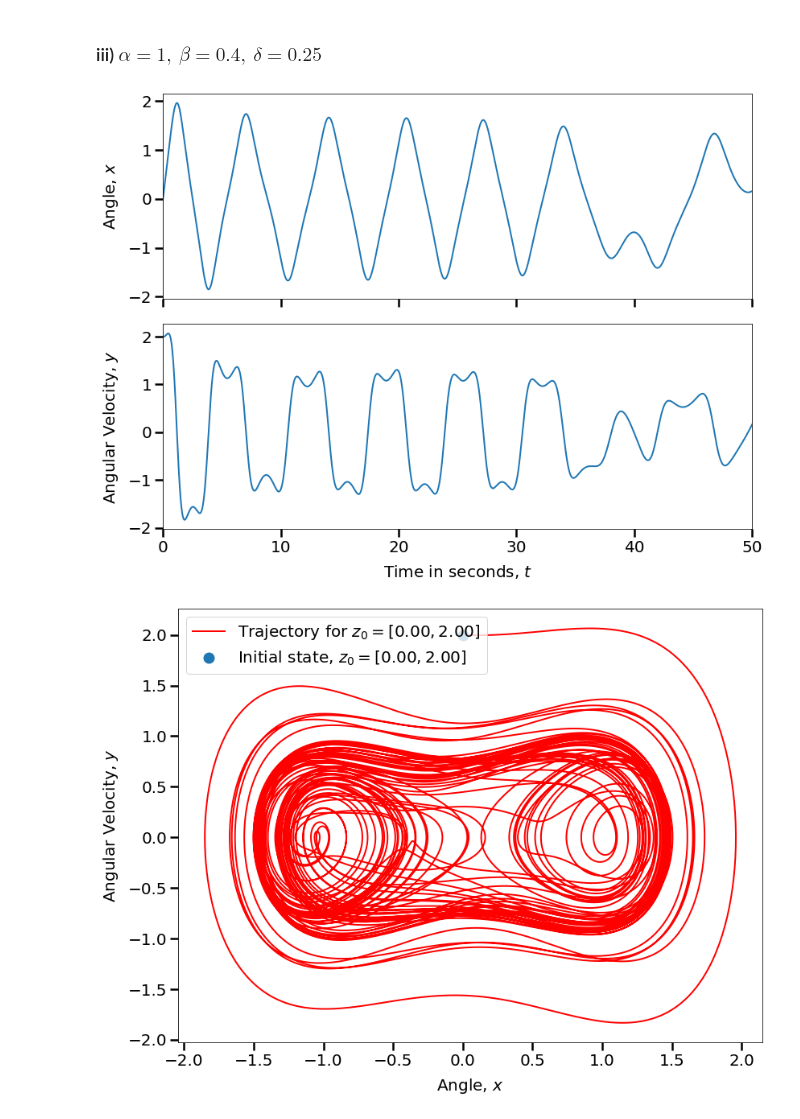
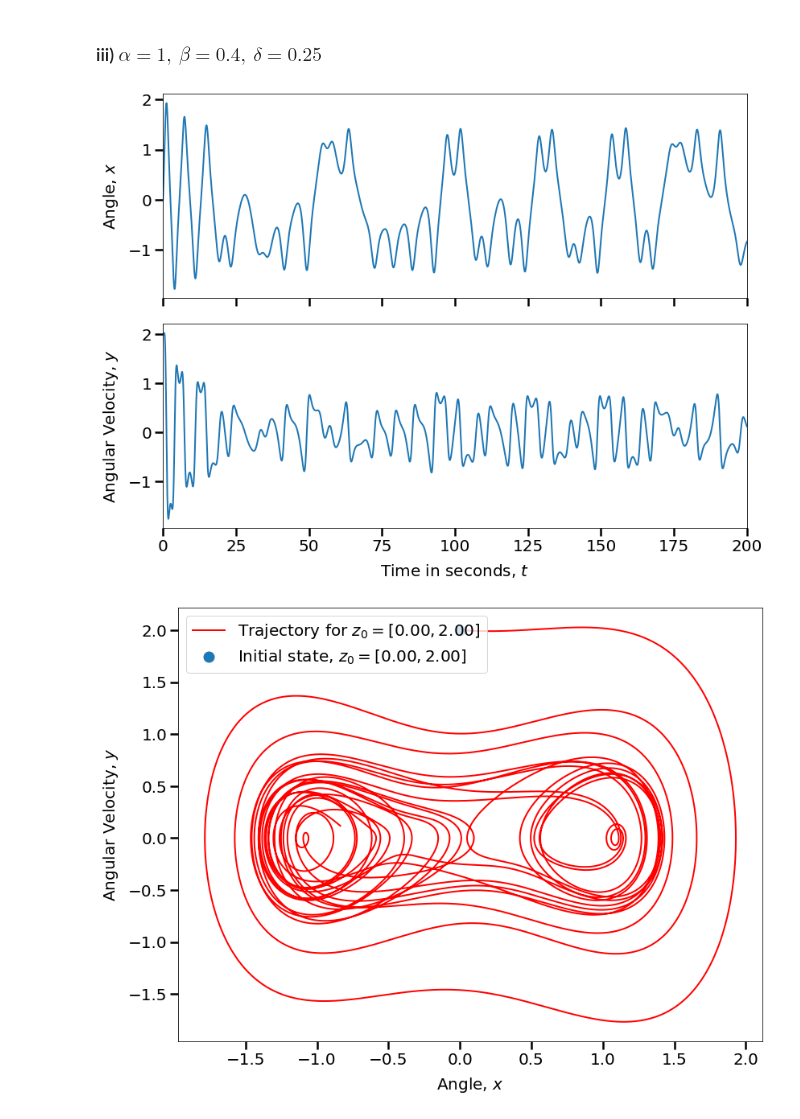
Before and after one commit to FelixSto/NSP_Assignments, a Jupyter notebook: notebooks/assignments/3-2-Sophie.ipynb, the cells around one changed output. Drawn from its saved outputs; the diff is of its cells as text; code cells hidden in the pictures.

```diff
--- a/notebooks/assignments/3-2-Sophie.ipynb
+++ b/notebooks/assignments/3-2-Sophie.ipynb
@@ -174,44 +198,44 @@ plt.tight_layout()
 # %%
 # create duffing osci
 duffing = DuffingOsci(alpha=1., beta=0.4, delta=0.25)
+N = 1000
+Ts = 2*np.pi/N
 
 # define initial state and compute trajectory
 z0 = np.array([0, 0])
 z0 = np.array([np.pi / 2, 0])
 z0 = np.array([0, 2.])
-trajectory, time = duffing.compute_trajectory(z0, t_max=500, Ts=1e-2)
+trajectory, time = duffing.compute_trajectory(z0, t_max=10e3, Ts=Ts)
 
 # plot trajectory as a function of time
 fig, ax = plt.subplots(2, 1, sharex=True)
 plt.xlabel('Time in seconds, $t$')
 ax[0].plot(time, trajectory[0, :])
 ax[0].set_ylabel('Angle, $x$')
 ax[1].plot(time, trajectory[1, :])
 ax[1].set_ylabel('Angular Velocity, $y$')
-ax[0].set_xlim([0,50])
-ax[1].set_xlim([0,50])
+ax[0].set_xlim([0,200])
+ax[1].set_xlim([0,200])
 plt.tight_layout()
 
 # plot phase space with example trajectory
+N_end = np.round(10e3/Ts/50).astype(int)
 plt.figure()
-plt.plot(trajectory[0, :], trajectory[1, :], 'r', label=f'Trajectory for $z_0 = [{z0[0]:.2f}, {z0[1]:.2f}]$')
+plt.plot(trajectory[0, :N_end], trajectory[1, :N_end], 'r', label=f'Trajectory for $z_0 = [{z0[0]:.2f}, {z0[1]:.2f}]$')
 plt.plot(z0[0], z0[1], 'o', label=f'Initial state, $z_0 = [{z0[0]:.2f}, {z0[1]:.2f}]$')
 plt.xlabel('Angle, $x$')
 plt.ylabel('Angular Velocity, $y$')
 plt.legend()
 plt.tight_layout()
 
 # Poincare section
-N = 100
-Ts = 1e-2
-N = np.round(2*np.pi/Ts).astype(int)
 plt.figure()
 plt.plot(trajectory[0, ::N], trajectory[1, ::N], 'r.', label=f'Trajectory for $z_0 = [{z0[0]:.2f}, {z0[1]:.2f}]$')
 plt.plot(z0[0], z0[1], 'o', label=f'Initial state, $z_0 = [{z0[0]:.2f}, {z0[1]:.2f}]$')
 plt.xlabel('Angle, $x$')
 plt.ylabel('Angular Velocity, $y$')
 plt.legend()
 plt.tight_layout()
 # %% [output]
-[figure, old version]
+[figure, new version]
-[figure, old version]
+[figure, new version]
```
Also changed, not shown: parts of 6 cells of this notebook, 1 other file.
